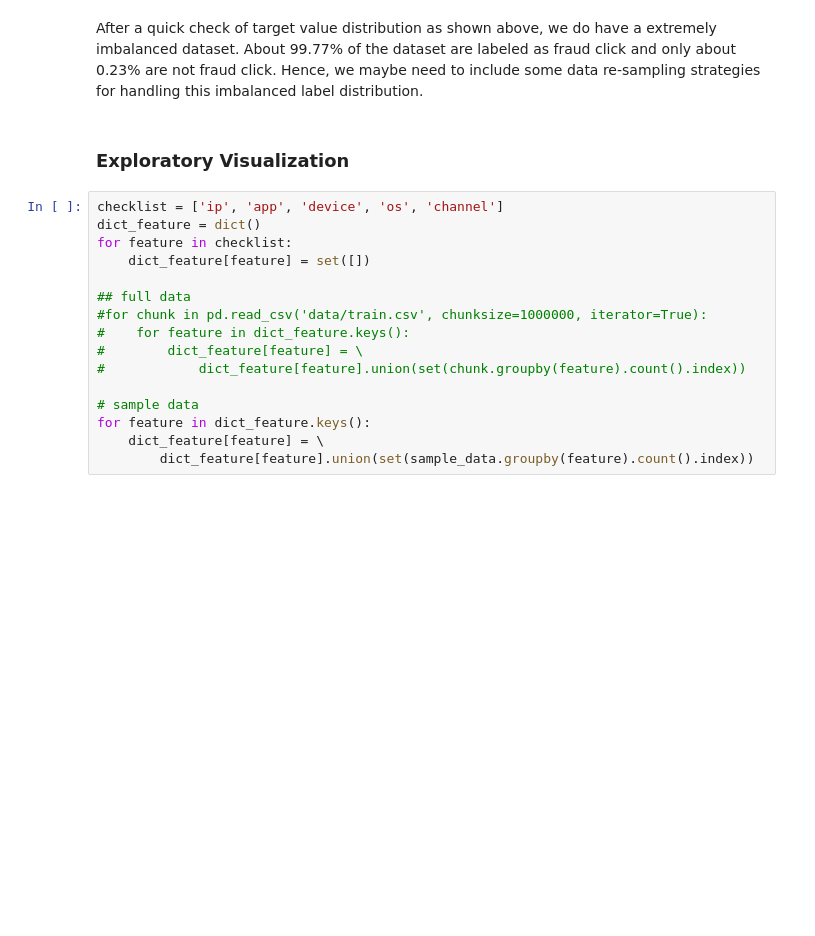
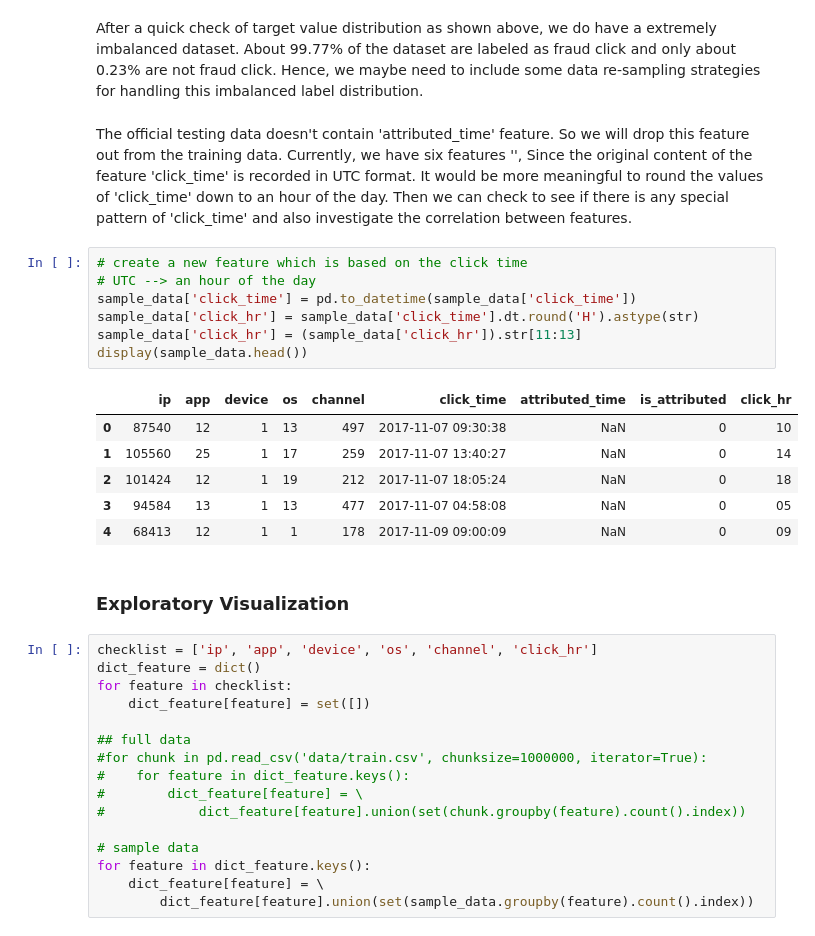
Before and after one commit to yuhow/udacity_nano_ML_course, a Jupyter notebook: capstone/capstone.ipynb, the cells around one changed output. Drawn from its saved outputs; the diff is of its cells as text; blank space fills up the shorter version.

```diff
--- a/capstone/capstone.ipynb
+++ b/capstone/capstone.ipynb
@@ -147,9 +151,25 @@ for p, uniq in zip(ax.patches, [prob_not_fraud, prob_fraud]):
 # %% [markdown]
 After a quick check of target value distribution as shown above, we do have a extremely imbalanced dataset. About 99.77% of the dataset are labeled as fraud click and only about 0.23% are not fraud click. Hence, we maybe need to include some data re-sampling strategies for handling this imbalanced label distribution.
+# %% [markdown]
+The official testing data doesn't contain 'attributed_time' feature. So we will drop this feature out from the training data. Currently, we have six features '', Since the original content of the feature 'click_time' is recorded in UTC format. It would be more meaningful to round the values of 'click_time' down to an hour of the day. Then we can check to see if there is any special pattern of 'click_time' and also investigate the correlation between features.
+# %%
+# create a new feature which is based on the click time
+# UTC --> an hour of the day
+sample_data['click_time'] = pd.to_datetime(sample_data['click_time'])
+sample_data['click_hr'] = sample_data['click_time'].dt.round('H').astype(str)
+sample_data['click_hr'] = (sample_data['click_hr']).str[11:13]
+display(sample_data.head())
+# %% [output]
+|  | ip | app | device | os | channel | click_time | attributed_time | is_attributed | click_hr |
+| 0 | 87540 | 12 | 1 | 13 | 497 | 2017-11-07 09:30:38 | NaN | 0 | 10 |
+| 1 | 105560 | 25 | 1 | 17 | 259 | 2017-11-07 13:40:27 | NaN | 0 | 14 |
+| 2 | 101424 | 12 | 1 | 19 | 212 | 2017-11-07 18:05:24 | NaN | 0 | 18 |
+| 3 | 94584 | 13 | 1 | 13 | 477 | 2017-11-07 04:58:08 | NaN | 0 | 05 |
+| 4 | 68413 | 12 | 1 | 1 | 178 | 2017-11-09 09:00:09 | NaN | 0 | 09 |
 # %% [markdown]
 ### Exploratory Visualization
 # %%
-checklist = ['ip', 'app', 'device', 'os', 'channel']
+checklist = ['ip', 'app', 'device', 'os', 'channel', 'click_hr']
 dict_feature = dict()
 for feature in checklist:
     dict_feature[feature] = set([])
```
Also changed, not shown: parts of 12 cells of this notebook.
